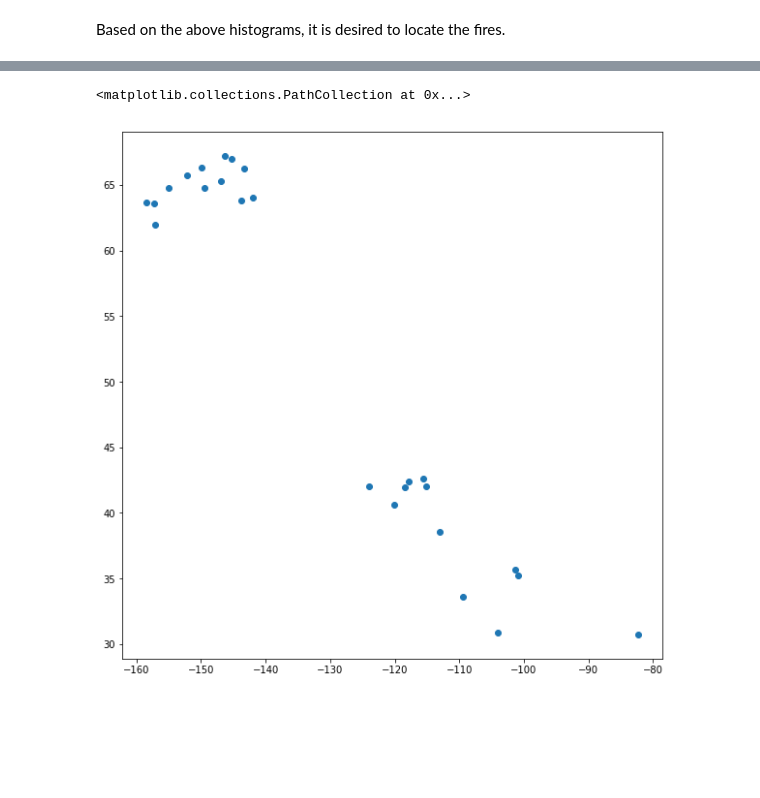
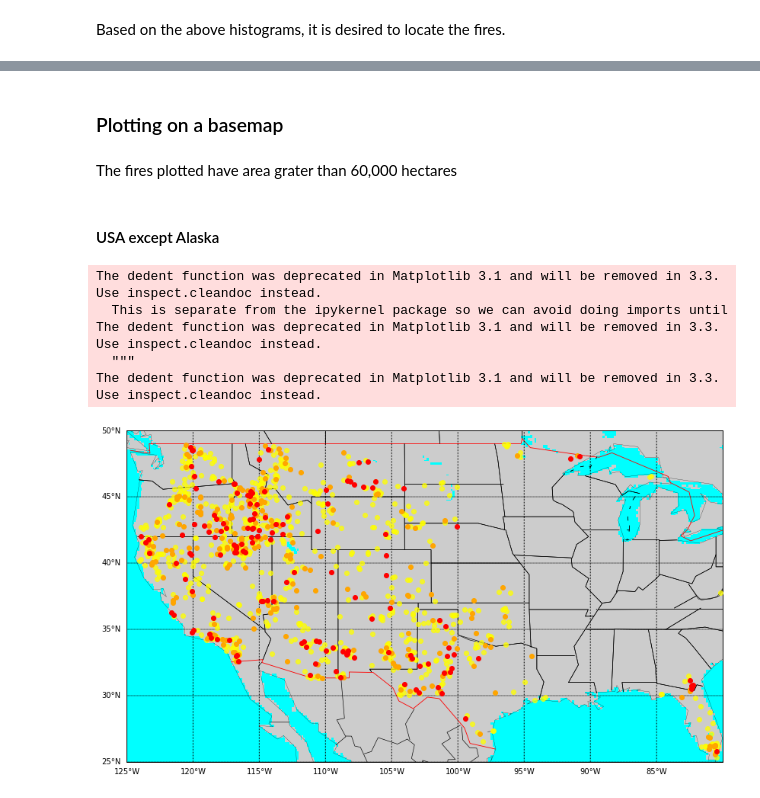
Before and after one commit to adityasant/ECE143_Project, a Jupyter notebook: Local Notebooks/wildfire_datacleaning.ipynb, the cells around one changed output, grey strips where cells are left out. Cells and saved outputs as stored; diff of their text form; code cells hidden in the pictures; blank space fills up the shorter version.

```diff
--- a/Local Notebooks/wildfire_datacleaning.ipynb
+++ b/Local Notebooks/wildfire_datacleaning.ipynb
@@ -308,6 +207,2 @@ lat_temp = [large_size_wildfire_data['LATITUDE'][i] for i in range(large_fire_le
-# %%
-plt.figure(figsize=[10,10])
-plt.scatter(long_temp,lat_temp)
-# %% [output]
-<matplotlib.collections.PathCollection at 0x...>
-[figure, removed]
+# %% [markdown]
+### Plotting on a basemap
@@ -313,0 +219,70 @@ plt.scatter(long_temp,lat_temp)
+# %% [markdown]
+The fires plotted have area grater than 60,000 hectares
+# %% [markdown]
+#### USA except Alaska
+# %%
+plt.figure(figsize=[15,8])
+map = Basemap(projection='cyl',llcrnrlat=25,urcrnrlat=50,\
+            llcrnrlon=-125,urcrnrlon=-80,)
+map.drawcoastlines(linewidth=0.25)
+map.drawcountries(linewidth=0.85,color='red')
+map.drawstates(linewidth=0.65)
+map.drawmapboundary()
+map.drawparallels(np.arange(0.,90.,5),labels=[1,0,0,0],fontsize=10)
+map.drawmeridians(np.arange(-160,-80,5),labels=[0,0,0,1],fontsize=10)
+map.fillcontinents(color='lightgrey', zorder=1,lake_color='aqua')
+map.drawlsmask(ocean_color='aqua',lakes=True,zorder=1)
+
+yr_lower = 2000
+yr_higher = 2015
+
+lim_low = 65000
+lim_high = 3000000
+long_temp = [large_size_wildfire_data['LONGITUDE'][i] for i in range(large_fire_len) if \
+             lim_low<=large_size_wildfire_data['FIRE_SIZE'][i]<lim_high and \
+            yr_lower<large_size_wildfire_data['FIRE_YEAR'][i]<yr_higher]
+lat_temp = [large_size_wildfire_data['LATITUDE'][i] for i in range(large_fire_len) if \
+             lim_low<=large_size_wildfire_data['FIRE_SIZE'][i]<lim_high and \
+            yr_lower<large_size_wildfire_data['FIRE_YEAR'][i]<yr_higher]
+
+scat = map.scatter(long_temp, lat_temp);
+scat.set_color('r')
+#scat.set_alpha(0.5)
+scat.set_zorder(12)
+
+lim_low = 30000
+lim_high = 65000
+long_temp = [large_size_wildfire_data['LONGITUDE'][i] for i in range(large_fire_len) if \
+             lim_low<=large_size_wildfire_data['FIRE_SIZE'][i]<lim_high and \
+            yr_lower<large_size_wildfire_data['FIRE_YEAR'][i]<yr_higher]
+lat_temp = [large_size_wildfire_data['LATITUDE'][i] for i in range(large_fire_len) if \
+             lim_low<=large_size_wildfire_data['FIRE_SIZE'][i]<lim_high and \
+            yr_lower<large_size_wildfire_data['FIRE_YEAR'][i]<yr_higher]
+
+scat = map.scatter(long_temp, lat_temp);
+scat.set_color('orange')
+#scat.set_alpha(0.85)
+scat.set_zorder(11)
+
+lim_low = 10000
+lim_high = 30000
+long_temp = [large_size_wildfire_data['LONGITUDE'][i] for i in range(large_fire_len) if \
+             lim_low<=large_size_wildfire_data['FIRE_SIZE'][i]<lim_high and \
+            yr_lower<large_size_wildfire_data['FIRE_YEAR'][i]<yr_higher]
+lat_temp = [large_size_wildfire_data['LATITUDE'][i] for i in range(large_fire_len) if \
+             lim_low<=large_size_wildfire_data['FIRE_SIZE'][i]<lim_high and \
+            yr_lower<large_size_wildfire_data['FIRE_YEAR'][i]<yr_higher]
+
+scat = map.scatter(long_temp, lat_temp);
+scat.set_color('yellow')
+scat.set_alpha(0.75)
+scat.set_zorder(10)
+
+plt.show()
+# %% [output]
+The dedent function was deprecated in Matplotlib 3.1 and will be removed in 3.3. Use inspect.cleandoc instead.
+  This is separate from the ipykernel package so we can avoid doing imports until
+The dedent function was deprecated in Matplotlib 3.1 and will be removed in 3.3. Use inspect.cleandoc instead.
+  """
+The dedent function was deprecated in Matplotlib 3.1 and will be removed in 3.3. Use inspect.cleandoc instead.
+[figure, added]
```
Also changed, not shown: parts of 29 cells of this notebook.
